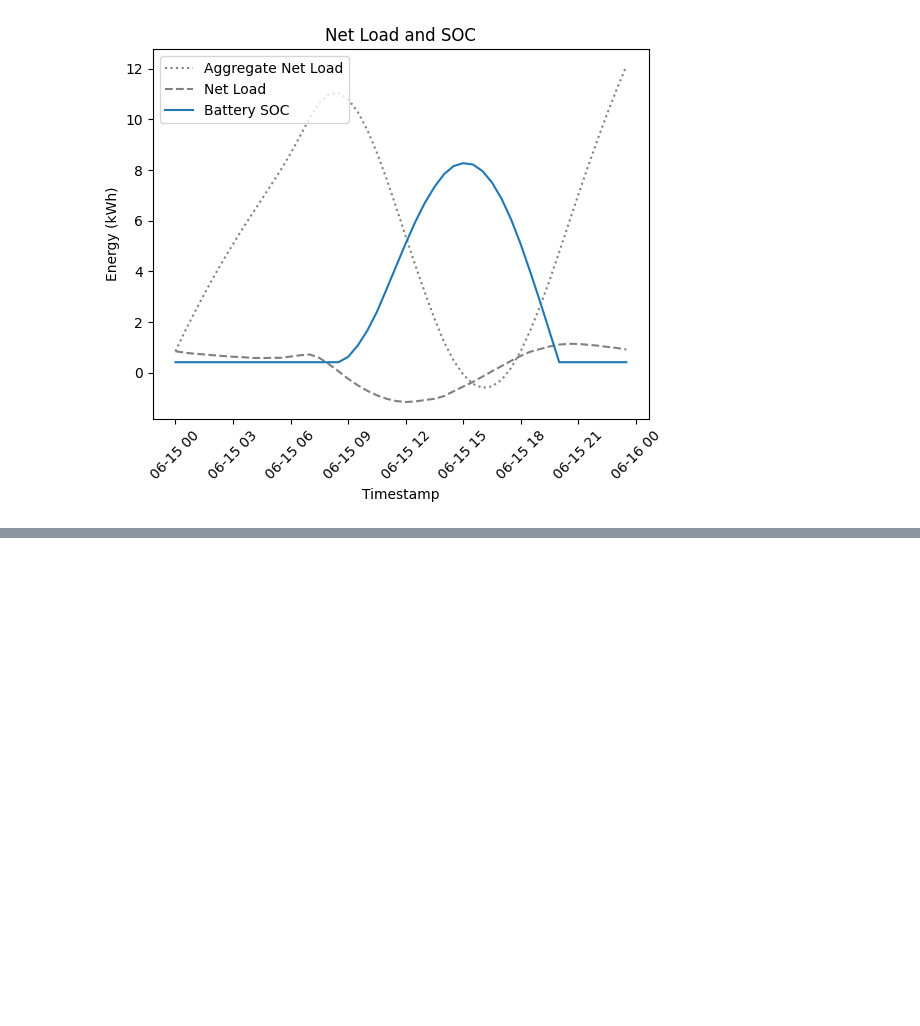
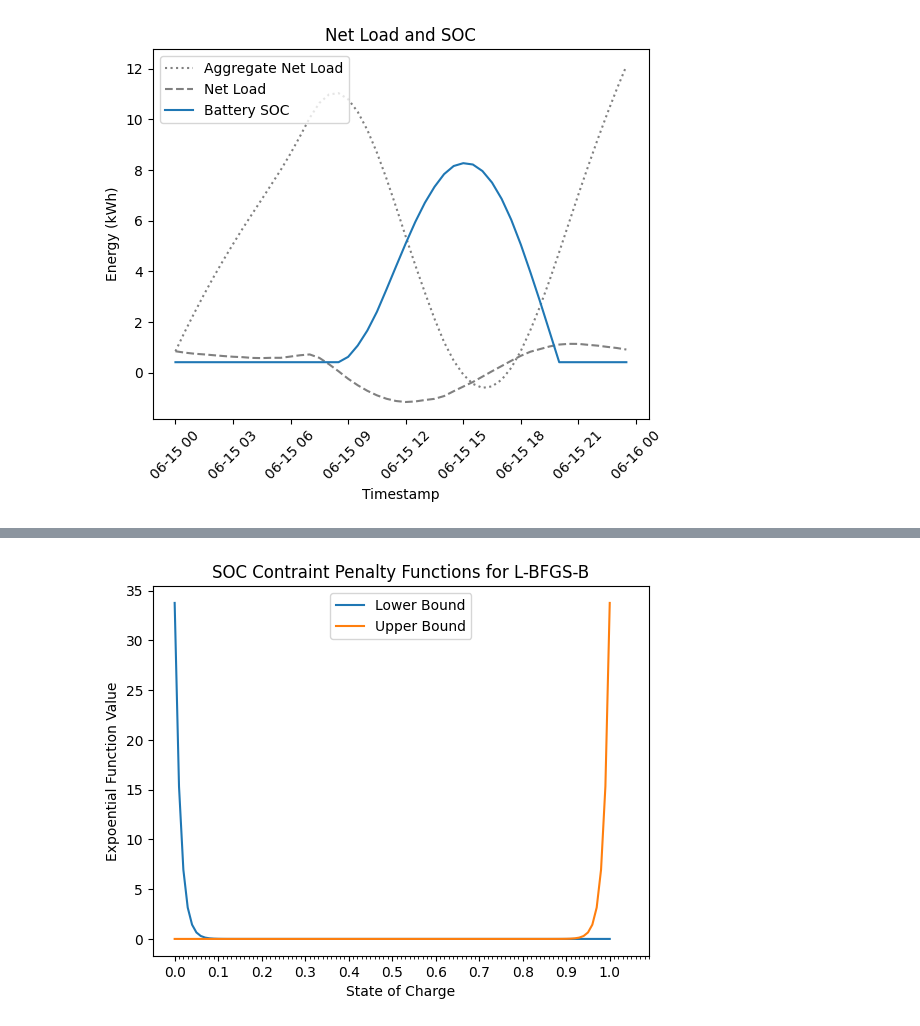
Before and after one commit to alexrtseng/foss-optimization, a Jupyter notebook: Battery_Size_Opt.ipynb, the cells around one changed output, grey strips where cells are left out. Saved outputs shown, nothing was run; the diff lists cells and outputs as text; code cells hidden in the pictures; blank space fills up the shorter version.

```diff
--- a/Battery_Size_Opt.ipynb
+++ b/Battery_Size_Opt.ipynb
@@ -233,0 +271,18 @@ KeyboardInterrupt:
+# %%
+exp_func_params = (0.65, 79)
+soc = np.arange(0, 1.01, 0.01)
+
+soc_lb = exp_func_params[0] * np.exp(-exp_func_params[1] * (soc - 0.05))
+soc_ub = exp_func_params[0] * np.exp(exp_func_params[1] * (soc - 0.95))
+
+plt.plot(soc, soc_lb, label='Lower Bound')
+plt.plot(soc, soc_ub, label='Upper Bound')
+plt.xlabel('State of Charge')
+plt.ylabel('Expoential Function Value')
+plt.title('SOC Contraint Penalty Functions for L-BFGS-B')
+plt.xticks(np.arange(0, 1.1, 0.1), minor=False)
+plt.xticks(np.arange(0, 1.1, 0.01), minor=True)
+plt.legend()
+plt.show()
+# %% [output]
+[figure, added]
```
Also changed, not shown: parts of 22 cells of this notebook, 4 other files.
